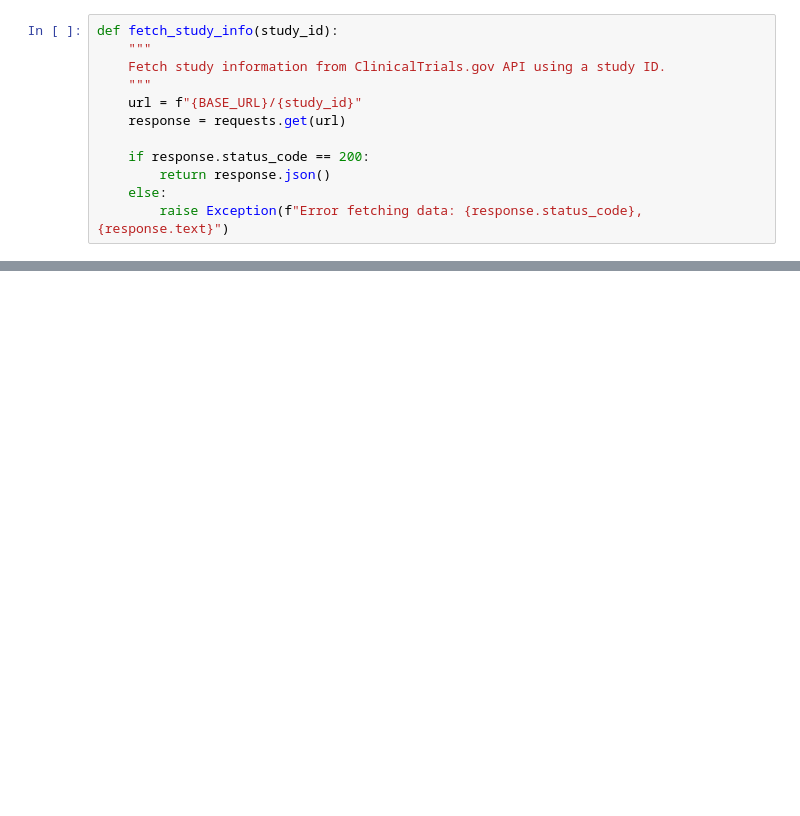
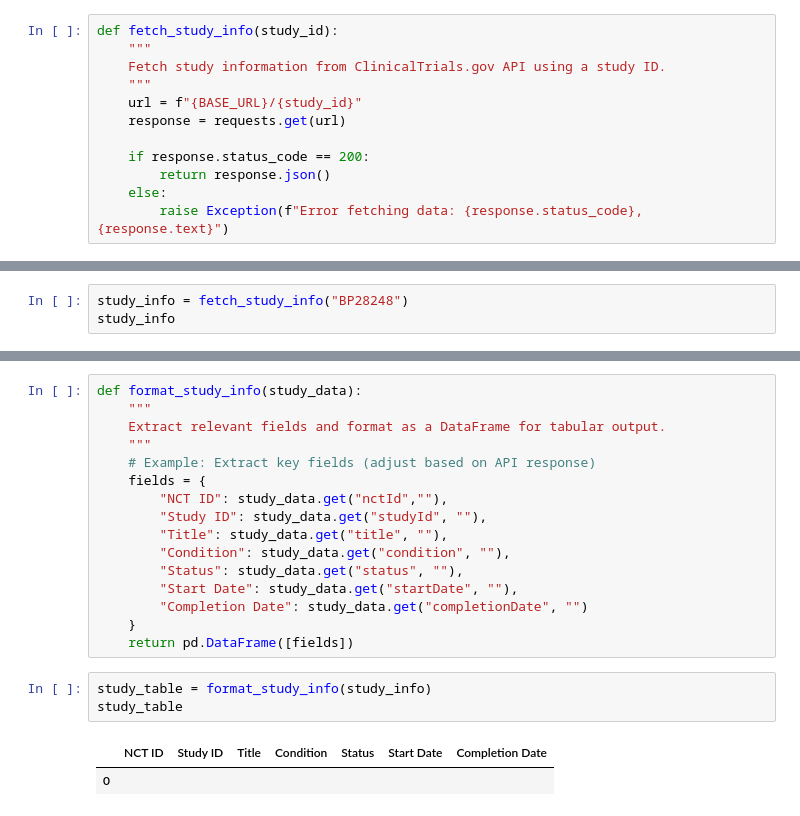
Before and after one commit to rtdatasci/clinicaltrials, a Jupyter notebook: notebooks/test.ipynb, the cells around one changed output, grey strips where cells are left out. Cells and saved outputs as stored; diff of their text form; blank space fills up the shorter version.

```diff
--- a/notebooks/test.ipynb
+++ b/notebooks/test.ipynb
@@ -41,0 +22,3 @@ fetch_study_info("BP28248")
+# %%
+study_info = fetch_study_info("BP28248")
+study_info
@@ -41,0 +43,22 @@ fetch_study_info("BP28248")
+# %%
+def format_study_info(study_data):
+    """
+    Extract relevant fields and format as a DataFrame for tabular output.
+    """
+    # Example: Extract key fields (adjust based on API response)
+    fields = {
+        "NCT ID": study_data.get("nctId",""),
+        "Study ID": study_data.get("studyId", ""),
+        "Title": study_data.get("title", ""),
+        "Condition": study_data.get("condition", ""),
+        "Status": study_data.get("status", ""),
+        "Start Date": study_data.get("startDate", ""),
+        "Completion Date": study_data.get("completionDate", "")
+    }
+    return pd.DataFrame([fields])
+# %%
+study_table = format_study_info(study_info)
+study_table
+# %% [output]
+|  | NCT ID | Study ID | Title | Condition | Status | Start Date | Completion Date |
+| 0 |  |  |  |  |  |  |  |
```
Also changed, not shown: parts of 2 cells of this notebook, 1 other file.
